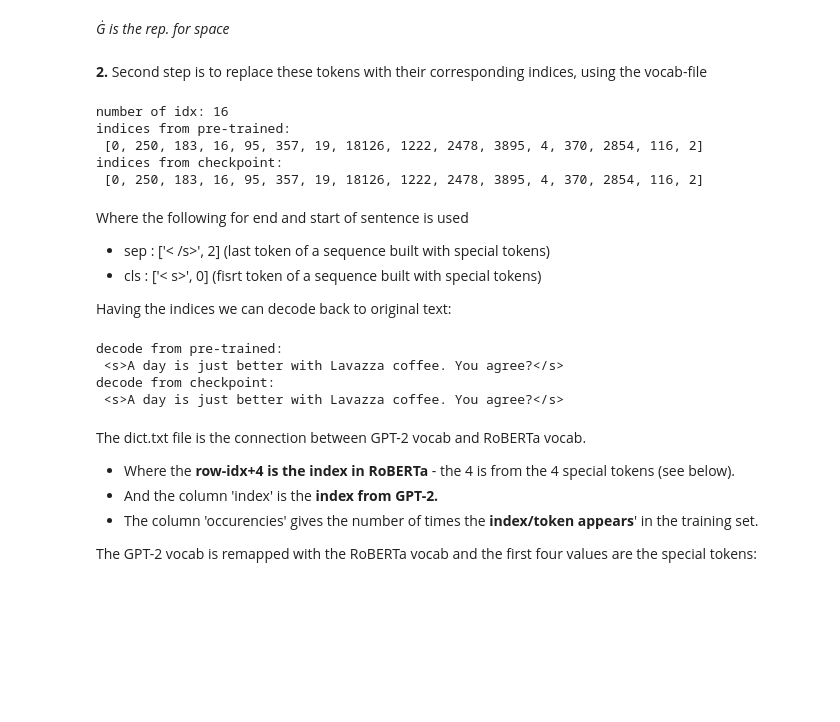
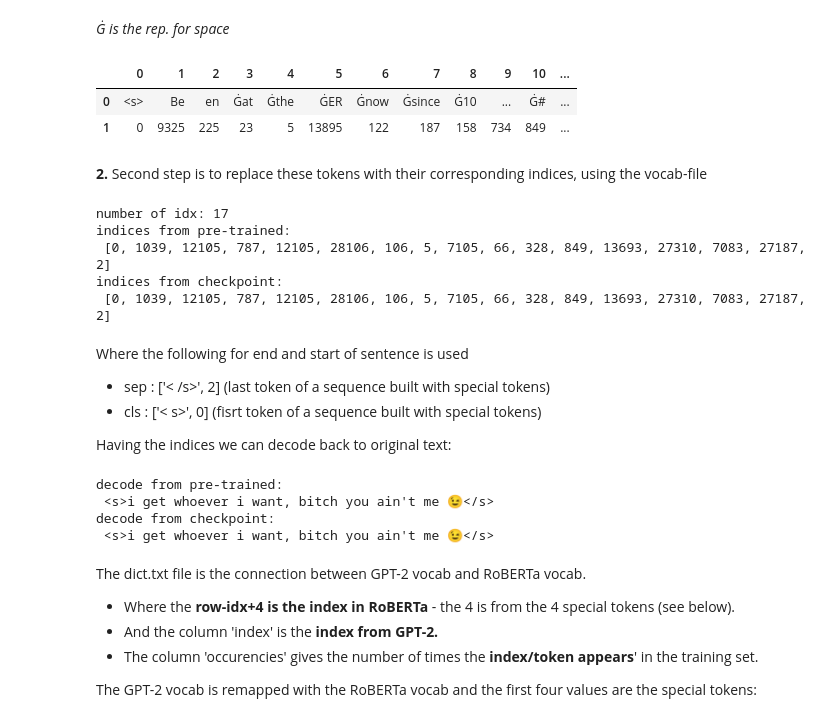
Before and after one commit to gaunby/master_project, a Jupyter notebook: notebooks/Tokenization.ipynb, the cells around one changed output. Drawn from its saved outputs; the diff is of its cells as text; code cells hidden in the pictures; blank space fills up the shorter version.

Commit message:
new tokens and tables

```diff
--- a/notebooks/Tokenization.ipynb
+++ b/notebooks/Tokenization.ipynb
@@ -44,3 +44,9 @@ else:
 datadir = '/work3/s174498/sst2_dataset/'
 test_0_dataset = load_from_disk(datadir + 'test_0_dataset')
 test_1_dataset = load_from_disk(datadir + 'test_1_dataset')
+# %%
+# load
+datadir = '/work3/s174498/concept_random_dataset/'
+hate = load_from_disk(datadir + 'tweet_hate/test')
+irony = load_from_disk(datadir + 'tweet_irony/test')
+offen = load_from_disk(datadir + 'tweet_offensive/test')
@@ -63,7 +113,7 @@ roberta_files_path = '/work3/s174498/roberta_files/'
 print('Current wokring directory',os.getcwd())
 
 # load
-checkpoint = '/work3/s174498/finetuning-sentiment-model-all-samples-test6/checkpoint-1000'
+checkpoint = '/work3/s174498/final/Prob_linear_head/checkpoint-2500'
 
 # tokenizer
 tokenizer_checkpoint = RobertaTokenizer.from_pretrained(checkpoint)
@@ -150,2 +202,15 @@ tokens from checkpoint:
 # %% [markdown]
 *Ġ is the rep. for space*
+# %%
+text = irony['text'][53]#text = hate['text'][-27]
+tokens = tokenizer_checkpoint.tokenize(text)
+tokens.append('</s>')
+tokens.insert(0,'<s>')
+indexes = tokenizer_checkpoint.encode(text)
+# %%
+df_tokens = pd.DataFrame([tokens,indexes,])
+df_tokens
+# %% [output]
+|  | 0 | 1 | 2 | 3 | 4 | 5 | 6 | 7 | 8 | 9 | 10 | ... |
+| 0 | <s> | Be | en | Ġat | Ġthe | ĠER | Ġnow | Ġsince | Ġ10 | ... | Ġ# | ... |
+| 1 | 0 | 9325 | 225 | 23 | 5 | 13895 | 122 | 187 | 158 | 734 | 849 | ... |
@@ -156,11 +226,11 @@ print('number of idx:',len(tokenizer_pretrained.encode(text)))
 print('indices from pre-trained:\n',tokenizer_pretrained.encode(text))
 print('indices from checkpoint:\n',tokenizer_checkpoint.encode(text))
 # %% [output]
-number of idx: 16
+number of idx: 17
 indices from pre-trained:
- [0, 250, 183, 16, 95, 357, 19, 18126, 1222, 2478, 3895, 4, 370, 2854, 116, 2]
+ [0, 1039, 12105, 787, 12105, 28106, 106, 5, 7105, 66, 328, 849, 13693, 27310, 7083, 27187, 2]
 indices from checkpoint:
- [0, 250, 183, 16, 95, 357, 19, 18126, 1222, 2478, 3895, 4, 370, 2854, 116, 2]
+ [0, 1039, 12105, 787, 12105, 28106, 106, 5, 7105, 66, 328, 849, 13693, 27310, 7083, 27187, 2]
 # %% [markdown]
 Where the following for end and start of sentence is used
 * sep : ['< /s>', 2] (last token of a sequence built with special tokens)
@@ -172,9 +242,9 @@ print('decode from pre-trained:\n',tokenizer_pretrained.decode(tokenizer_pretrai
 print('decode from checkpoint:\n',tokenizer_checkpoint.decode(tokenizer_checkpoint.encode(text)))
 # %% [output]
 decode from pre-trained:
- <s>A day is just better with Lavazza coffee. You agree?</s>
+ <s>i get whoever i want, bitch you ain't me 😉</s>
 decode from checkpoint:
- <s>A day is just better with Lavazza coffee. You agree?</s>
+ <s>i get whoever i want, bitch you ain't me 😉</s>
 # %% [markdown]
 The dict.txt file is the connection between GPT-2 vocab and RoBERTa vocab.
 
```
Also changed, not shown: parts of 9 cells of this notebook, 4 other files.
